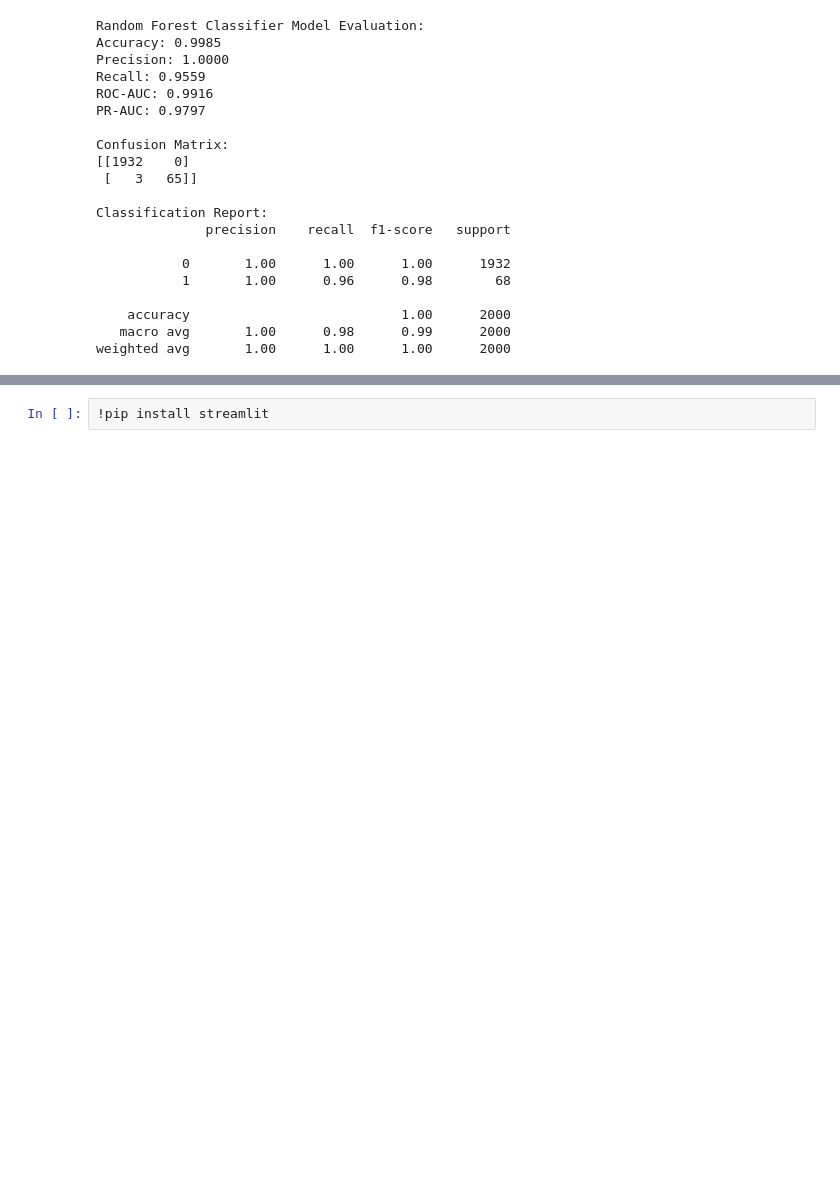
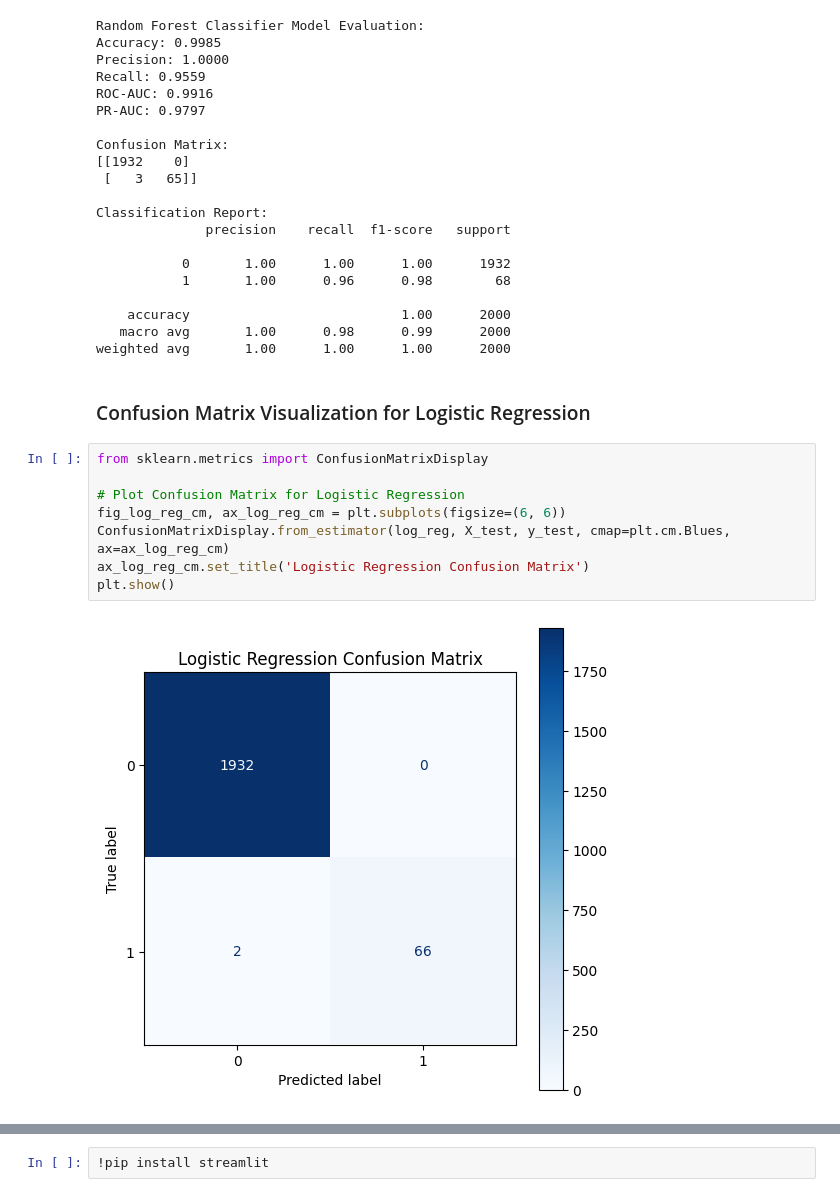
Before and after one commit to SaymaSJ/Machine-learning-project-practice, a Jupyter notebook: Predictive_Maintenance_Machine_Failure_Prediction.ipynb, the cells around one changed output, grey strips where cells are left out. Drawn from its saved outputs; the diff is of its cells as text; blank space fills up the shorter version.

```diff
--- a/Predictive_Maintenance_Machine_Failure_Prediction.ipynb
+++ b/Predictive_Maintenance_Machine_Failure_Prediction.ipynb
@@ -364,3 +364,15 @@ Classification Report:
     accuracy                           1.00      2000
    macro avg       1.00      0.98      0.99      2000
 weighted avg       1.00      1.00      1.00      2000
+# %% [markdown]
+### Confusion Matrix Visualization for Logistic Regression
+# %%
+from sklearn.metrics import ConfusionMatrixDisplay
+
+# Plot Confusion Matrix for Logistic Regression
+fig_log_reg_cm, ax_log_reg_cm = plt.subplots(figsize=(6, 6))
+ConfusionMatrixDisplay.from_estimator(log_reg, X_test, y_test, cmap=plt.cm.Blues, ax=ax_log_reg_cm)
+ax_log_reg_cm.set_title('Logistic Regression Confusion Matrix')
+plt.show()
+# %% [output]
+[figure, added]
```
Also changed, not shown: parts of 20 cells of this notebook.
